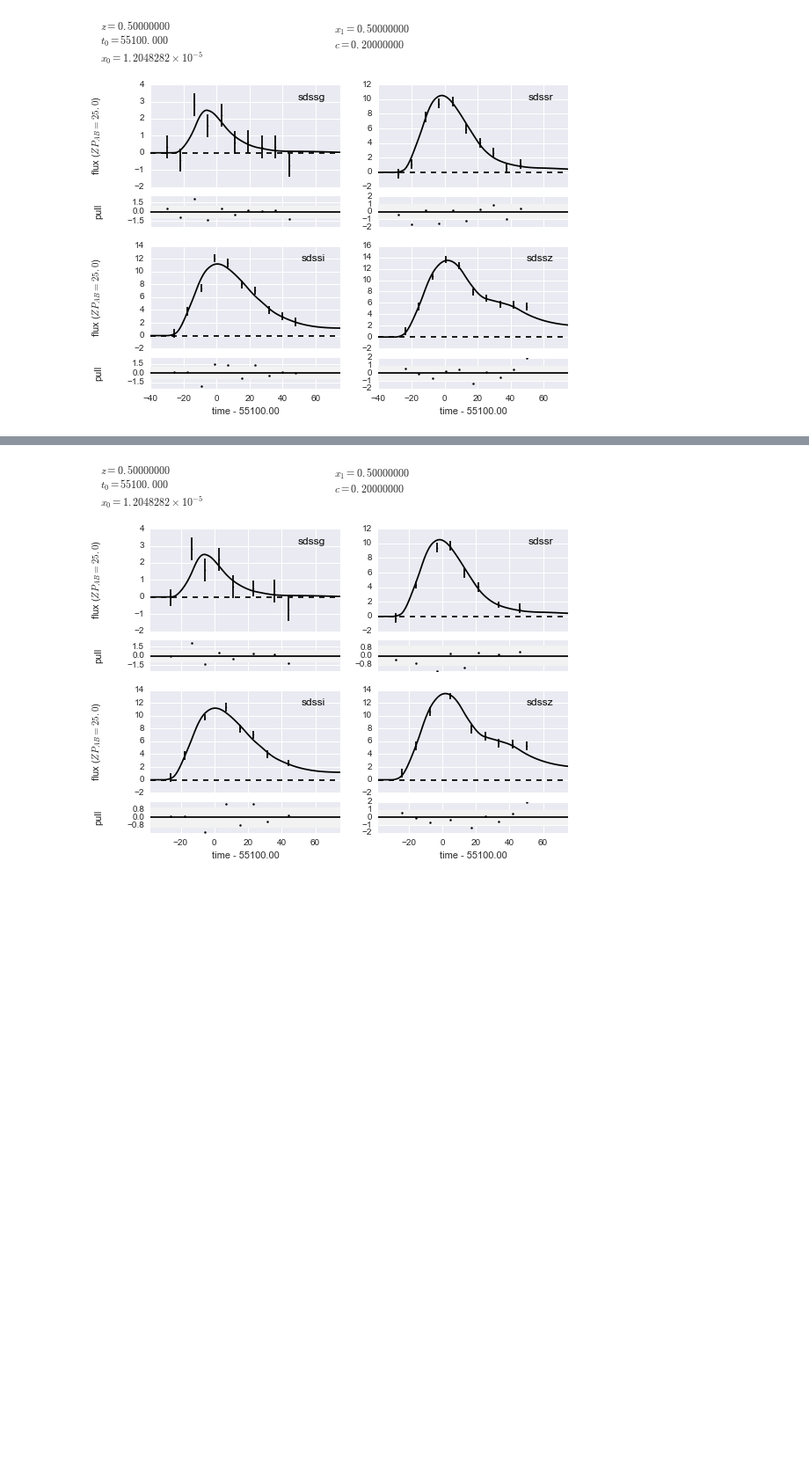
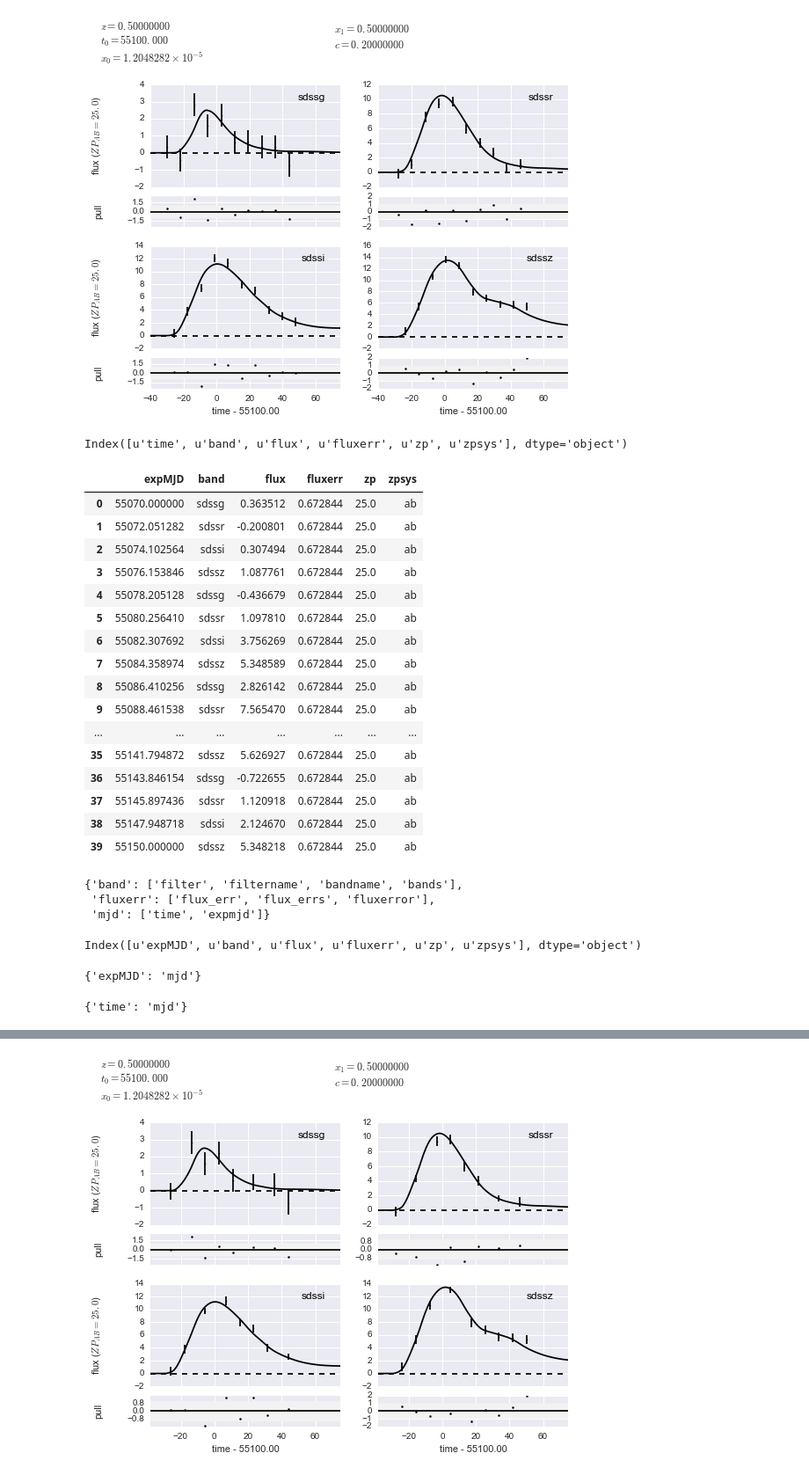
Before and after one commit to rbiswas4/SNsims, a Jupyter notebook: examples/Example_LightCurve.ipynb, the cells around one changed output, grey strips where cells are left out. Shown at 88% size. Drawn from its saved outputs; the diff is of its cells as text; code cells hidden in the pictures; blank space fills up the shorter version.

```diff
--- a/examples/Example_LightCurve.ipynb
+++ b/examples/Example_LightCurve.ipynb
@@ -37,3 +37,31 @@ fig = sncosmo.plot_lc(data, model=model, color='k')
 [figure]
 # %%
 lc = snsims.LightCurve(data.to_pandas())
+# %%
+newdata = data.to_pandas()
+# %%
+newdata.columns
+# %% [output]
+Index([u'time', u'band', u'flux', u'fluxerr', u'zp', u'zpsys'], dtype='object')
+# %%
+newdata.rename(columns={'time': 'expMJD'}, inplace=True)
+# %%
+newdata
+# %% [output]
+|  | expMJD | band | flux | fluxerr | zp | zpsys |
+| 0 | 55070.000000 | sdssg | 0.363512 | 0.672844 | 25.0 | ab |
+| 1 | 55072.051282 | sdssr | -0.200801 | 0.672844 | 25.0 | ab |
+| 2 | 55074.102564 | sdssi | 0.307494 | 0.672844 | 25.0 | ab |
+| 3 | 55076.153846 | sdssz | 1.087761 | 0.672844 | 25.0 | ab |
+| 4 | 55078.205128 | sdssg | -0.436679 | 0.672844 | 25.0 | ab |
+| 5 | 55080.256410 | sdssr | 1.097810 | 0.672844 | 25.0 | ab |
+| 6 | 55082.307692 | sdssi | 3.756269 | 0.672844 | 25.0 | ab |
+| 7 | 55084.358974 | sdssz | 5.348589 | 0.672844 | 25.0 | ab |
+| 8 | 55086.410256 | sdssg | 2.826142 | 0.672844 | 25.0 | ab |
+| 9 | 55088.461538 | sdssr | 7.565470 | 0.672844 | 25.0 | ab |
+| ... | ... | ... | ... | ... | ... | ... |
+| 35 | 55141.794872 | sdssz | 5.626927 | 0.672844 | 25.0 | ab |
+| 36 | 55143.846154 | sdssg | -0.722655 | 0.672844 | 25.0 | ab |
+| 37 | 55145.897436 | sdssr | 1.120918 | 0.672844 | 25.0 | ab |
+| 38 | 55147.948718 | sdssi | 2.124670 | 0.672844 | 25.0 | ab |
+| 39 | 55150.000000 | sdssz | 5.348218 | 0.672844 | 25.0 | ab |
@@ -39,0 +70,18 @@ lc = snsims.LightCurve(data.to_pandas())
+# %%
+newlc.columnAliases
+# %% [output]
+{'band': ['filter', 'filtername', 'bandname', 'bands'],
+ 'fluxerr': ['flux_err', 'flux_errs', 'fluxerror'],
+ 'mjd': ['time', 'expmjd']}
+# %%
+newlc._lightCurve.columns
+# %% [output]
+Index([u'expMJD', u'band', u'flux', u'fluxerr', u'zp', u'zpsys'], dtype='object')
+# %%
+snsims.aliasDictionary(newlc._lightCurve.columns, newlc.columnAliases)
+# %% [output]
+{'expMJD': 'mjd'}
+# %%
+snsims.aliasDictionary(data.columns, newlc.columnAliases)
+# %% [output]
+{'time': 'mjd'}
```
Also changed, not shown: parts of 3 cells of this notebook, 6 other files.
